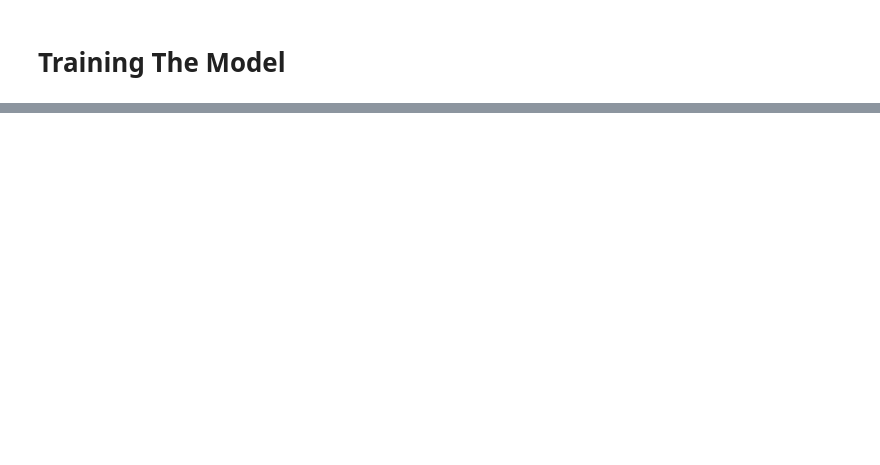
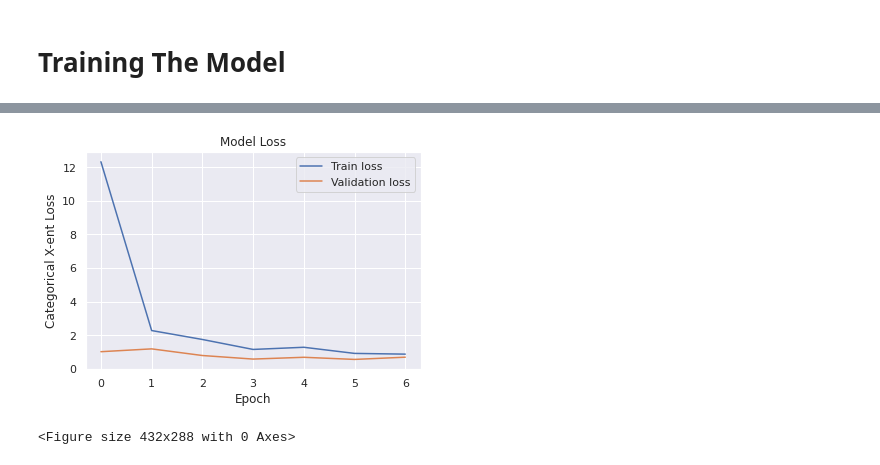
Before and after one commit to djvaroli/kaggle_retinal_disease_detection, a Jupyter notebook: notebooks/notebook.ipynb, the cells around one changed output, grey strips where cells are left out. Drawn from its saved outputs; the diff is of its cells as text; code cells hidden in the pictures; blank space fills up the shorter version.

```diff
--- a/notebooks/notebook.ipynb
+++ b/notebooks/notebook.ipynb
@@ -308,0 +461,9 @@ Created in <span style='font-weight:600;margin-left:4px;'>Deepnote</span></a>
+# %%
+# If this is set to False will try to load saved weights for model
+# Else will train and re-save the weights
+SHOULD_TRAIN_MODEL = False
+# %%
+history = None
+if SHOULD_TRAIN_MODEL:
+  es = EarlyStopping(monitor="val_accuracy", mode="max", min_delta=0.05, restore_best_weights=True, patience=3)
+  history = model.fit(train_gen, epochs=10, validation_data=val_gen, callbacks=[es])
@@ -308,0 +487,29 @@ Created in <span style='font-weight:600;margin-left:4px;'>Deepnote</span></a>
+# %%
+# save the history for later retrieval so that when the GPU is switched off
+# we still have access to the metrics
+history_directory = Path("history/")
+if not history_directory.exists():
+    history_directory.mkdir()
+
+if history:
+  with open(history_directory / f"{model.name}_history_05-08-2021.json", "w+") as f:
+      json.dump(history.history, f)
+  save_in_gcs(history_directory)
+# %%
+with open(history_directory / f"{model.name}_history_05-08-2021.json", "r+") as f:
+    history = json.load(f)
+# %%
+# plot of the training and validation loss
+
+epochs = range(len(history['loss']))
+plt.plot(epochs, history['loss'], label='Train loss')
+plt.plot(epochs, history['val_loss'], label='Validation loss')
+plt.title("Model Loss")
+plt.xlabel("Epoch")
+plt.ylabel("Categorical X-ent Loss")
+plt.legend()
+plt.show()
+plt.savefig(figure_directory / f"{model.name}_loss_05-08-2021.png")
+# %% [output]
+[figure, added]
+<Figure size 432x288 with 0 Axes>
```
Also changed, not shown: parts of 85 cells of this notebook.
